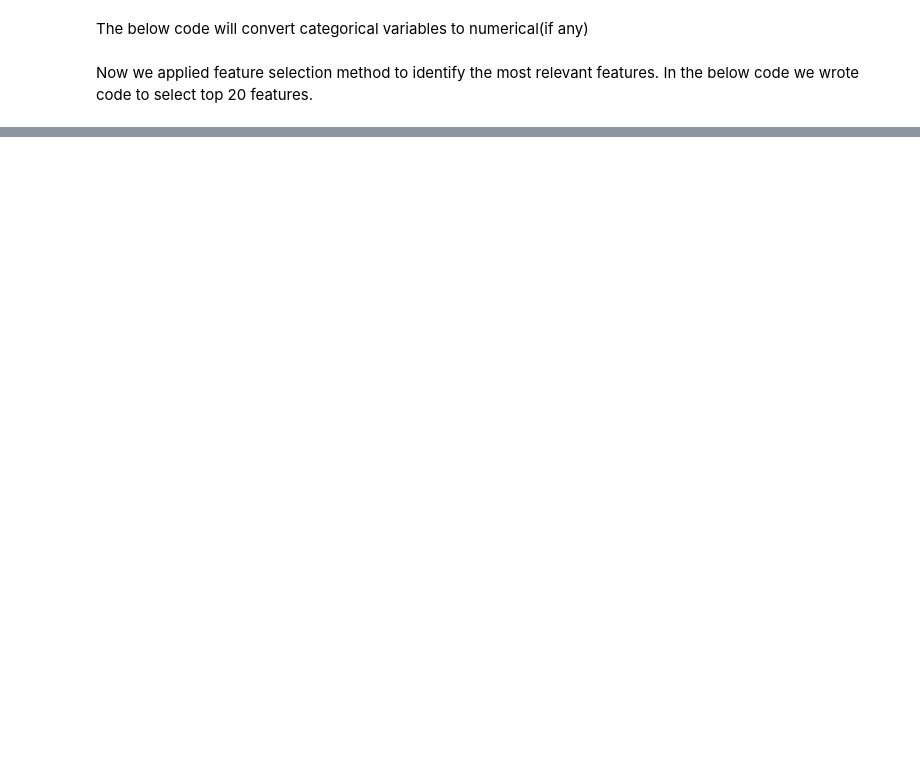
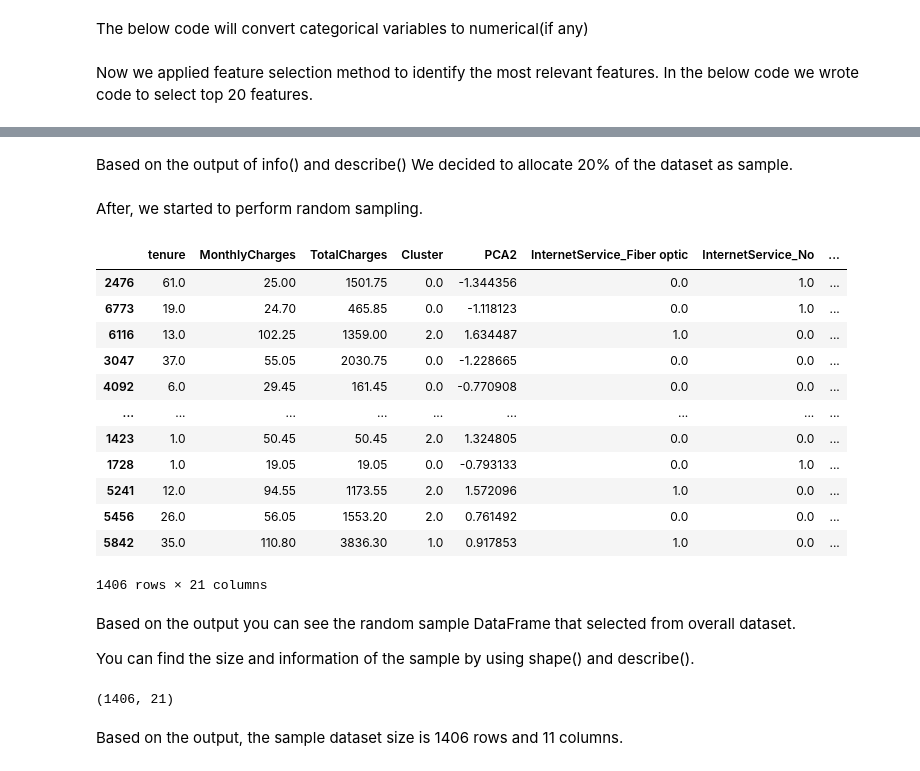
Before and after one commit to kishon45229/Customer-Churn-Prediction-in-Telecom-Industry, a Jupyter notebook: Data_preprocessing_part_2.ipynb, the cells around one changed output, grey strips where cells are left out. Saved outputs shown, nothing was run; the diff lists cells and outputs as text; code cells hidden in the pictures; blank space fills up the shorter version.

```diff
--- a/Data_preprocessing_part_2.ipynb
+++ b/Data_preprocessing_part_2.ipynb
@@ -99,0 +189,33 @@ NameError: name 'SelectKBest' is not defined
+# %% [markdown]
+Based on the output of info() and describe() We decided to allocate 20% of the dataset as sample.
+# %%
+sample_fraction = 0.2
+# %% [markdown]
+After, we started to perform random sampling.
+# %%
+df_sampled = df_selected.sample(frac=sample_fraction, random_state=42)
+df_sampled
+# %% [output]
+|  | tenure | MonthlyCharges | TotalCharges | Cluster | PCA2 | InternetService_Fiber optic | InternetService_No | ... |
+| 2476 | 61.0 | 25.00 | 1501.75 | 0.0 | -1.344356 | 0.0 | 1.0 | ... |
+| 6773 | 19.0 | 24.70 | 465.85 | 0.0 | -1.118123 | 0.0 | 1.0 | ... |
+| 6116 | 13.0 | 102.25 | 1359.00 | 2.0 | 1.634487 | 1.0 | 0.0 | ... |
+| 3047 | 37.0 | 55.05 | 2030.75 | 0.0 | -1.228665 | 0.0 | 0.0 | ... |
+| 4092 | 6.0 | 29.45 | 161.45 | 0.0 | -0.770908 | 0.0 | 0.0 | ... |
+| ... | ... | ... | ... | ... | ... | ... | ... | ... |
+| 1423 | 1.0 | 50.45 | 50.45 | 2.0 | 1.324805 | 0.0 | 0.0 | ... |
+| 1728 | 1.0 | 19.05 | 19.05 | 0.0 | -0.793133 | 0.0 | 1.0 | ... |
+| 5241 | 12.0 | 94.55 | 1173.55 | 2.0 | 1.572096 | 1.0 | 0.0 | ... |
+| 5456 | 26.0 | 56.05 | 1553.20 | 2.0 | 0.761492 | 0.0 | 0.0 | ... |
+| 5842 | 35.0 | 110.80 | 3836.30 | 1.0 | 0.917853 | 1.0 | 0.0 | ... |
+1406 rows × 21 columns
+# %% [markdown]
+Based on the output you can see the random sample DataFrame that selected from overall dataset.
+
+You can find the size and information of the sample by using shape() and describe().
+# %%
+df_sampled.shape
+# %% [output]
+(1406, 21)
+# %% [markdown]
+Based on the output, the sample dataset size is 1406 rows and 11 columns.
```
Also changed, not shown: parts of 35 cells of this notebook.
